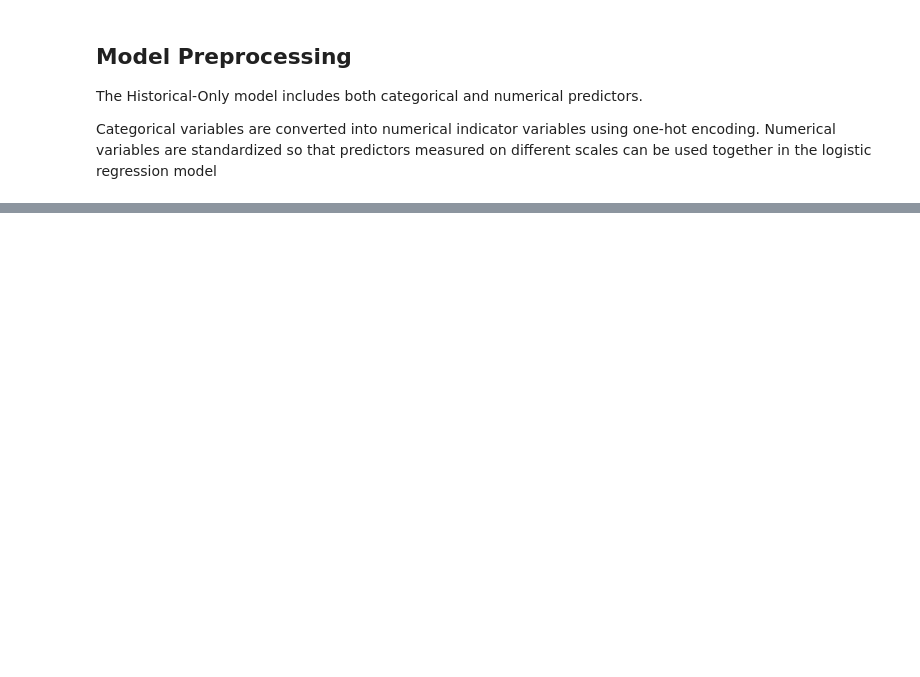
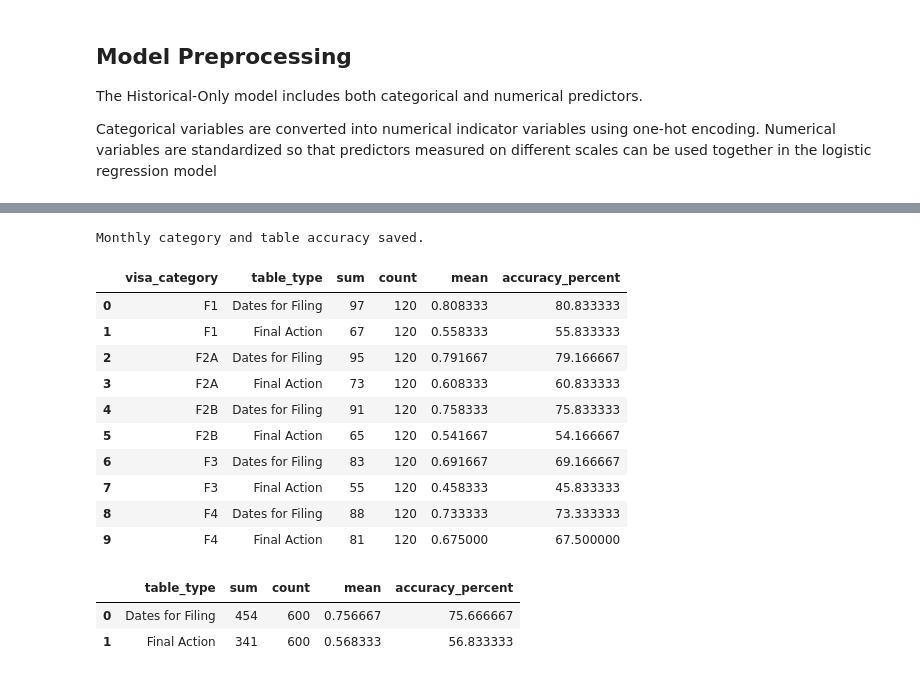
Before and after one commit to stak-k/visa-bulletin-project, a Jupyter notebook: notebooks/07_q3_prediction_model.ipynb, the cells around one changed output, grey strips where cells are left out. Drawn from its saved outputs; the diff is of its cells as text; code cells hidden in the pictures; blank space fills up the shorter version.

```diff
--- a/notebooks/07_q3_prediction_model.ipynb
+++ b/notebooks/07_q3_prediction_model.ipynb
@@ -233,0 +478,61 @@ numeric_features = [
+# %%
+# Save monthly category and table-type prediction accuracy
+
+monthly_category_table_accuracy.to_csv(
+    "../data/processed/q3_monthly_category_table_accuracy.csv",
+    index=False
+)
+
+print("Monthly category and table accuracy saved.")
+# %% [output]
+Monthly category and table accuracy saved.
+# %%
+# Summarize prediction accuracy across the full test period
+# for each visa category and table type
+
+category_table_summary = (
+    prediction_results
+    .groupby([
+        "visa_category",
+        "table_type"
+    ])["correct_prediction"]
+    .agg(["sum", "count", "mean"])
+    .reset_index()
+)
+
+category_table_summary["accuracy_percent"] = (
+    category_table_summary["mean"] * 100
+)
+
+category_table_summary
+# %% [output]
+|  | visa_category | table_type | sum | count | mean | accuracy_percent |
+| 0 | F1 | Dates for Filing | 97 | 120 | 0.808333 | 80.833333 |
+| 1 | F1 | Final Action | 67 | 120 | 0.558333 | 55.833333 |
+| 2 | F2A | Dates for Filing | 95 | 120 | 0.791667 | 79.166667 |
+| 3 | F2A | Final Action | 73 | 120 | 0.608333 | 60.833333 |
+| 4 | F2B | Dates for Filing | 91 | 120 | 0.758333 | 75.833333 |
+| 5 | F2B | Final Action | 65 | 120 | 0.541667 | 54.166667 |
+| 6 | F3 | Dates for Filing | 83 | 120 | 0.691667 | 69.166667 |
+| 7 | F3 | Final Action | 55 | 120 | 0.458333 | 45.833333 |
+| 8 | F4 | Dates for Filing | 88 | 120 | 0.733333 | 73.333333 |
+| 9 | F4 | Final Action | 81 | 120 | 0.675000 | 67.500000 |
+# %%
+# Summarize prediction accuracy by table type across the full test period
+
+table_type_summary = (
+    prediction_results
+    .groupby("table_type")["correct_prediction"]
+    .agg(["sum", "count", "mean"])
+    .reset_index()
+)
+
+table_type_summary["accuracy_percent"] = (
+    table_type_summary["mean"] * 100
+)
+
+table_type_summary
+# %% [output]
+|  | table_type | sum | count | mean | accuracy_percent |
+| 0 | Dates for Filing | 454 | 600 | 0.756667 | 75.666667 |
+| 1 | Final Action | 341 | 600 | 0.568333 | 56.833333 |
```
Also changed, not shown: parts of 18 cells of this notebook, 2 other files.
